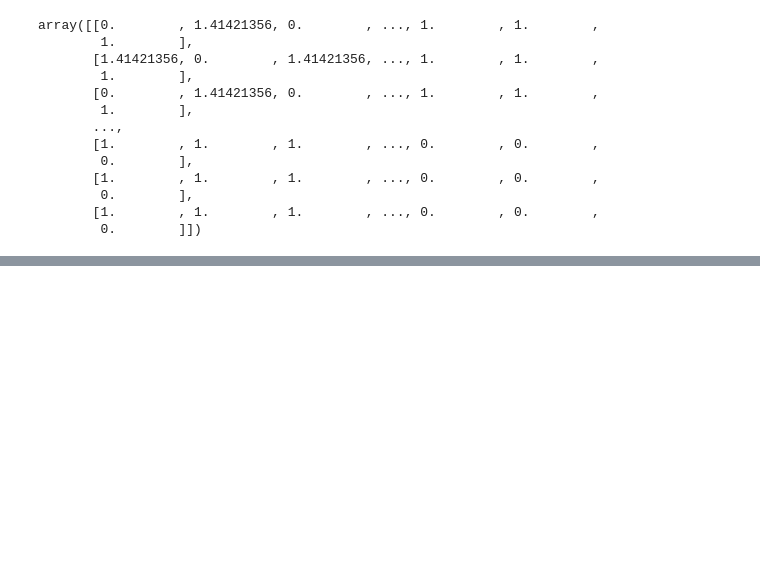
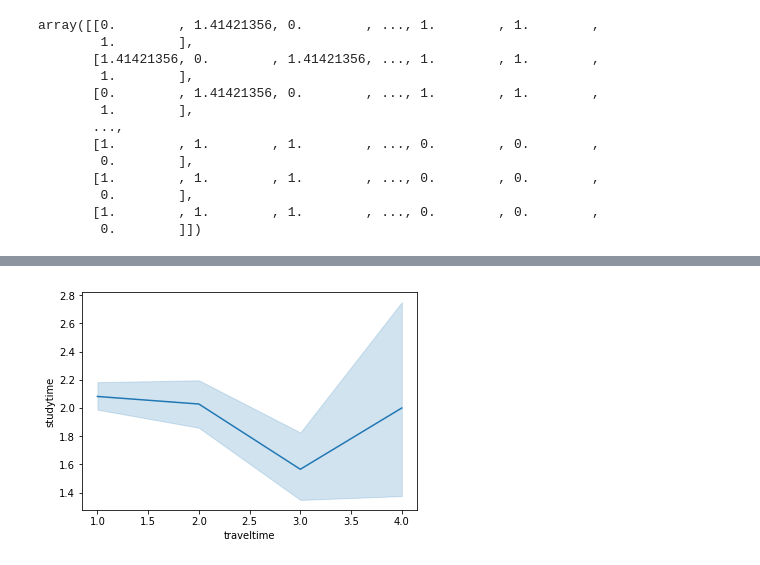
Before and after one commit to Siddhant-Negi/DMDWLAB, a Jupyter notebook: 18cse104_ass5.ipynb, the cells around one changed output, grey strips where cells are left out. Drawn from its saved outputs; the diff is of its cells as text; code cells hidden in the pictures; blank space fills up the shorter version.

```diff
--- a/18cse104_ass5.ipynb
+++ b/18cse104_ass5.ipynb
@@ -6,8 +6,8 @@ import seaborn as sns
 from scipy.spatial import distance
 # %%
 url = "https://raw.githubusercontent.com/Anasuya-Sahoo/DMDW-Lab/main/student-mat.csv"
-data = pd.read_csv(url)
-data.head()
+df = pd.read_csv(url)
+df.head()
 # %% [output]
 |  | school | sex | age | address | famsize | Pstatus | Medu | Fedu | Mjob | Fjob | ... | ... |
 | 0 | GP | F | 18 | U | GT3 | A | 4 | 4 | at_home | teacher | ... | ... |
@@ -208,0 +211,3 @@ array([[0.        , 1.41421356, 0.        , ..., 1.        , 1.        ,
+# %%
+dfn=df[['traveltime','studytime']]
+dfn.head()
@@ -208,0 +221,7 @@ array([[0.        , 1.41421356, 0.        , ..., 1.        , 1.        ,
+# %%
+x=dfn['traveltime']
+y=dfn['studytime']
+sns.lineplot(x,y,dashes=True)
+plt.show()
+# %% [output]
+[figure, added]
```
Also changed, not shown: parts of 17 cells of this notebook.
